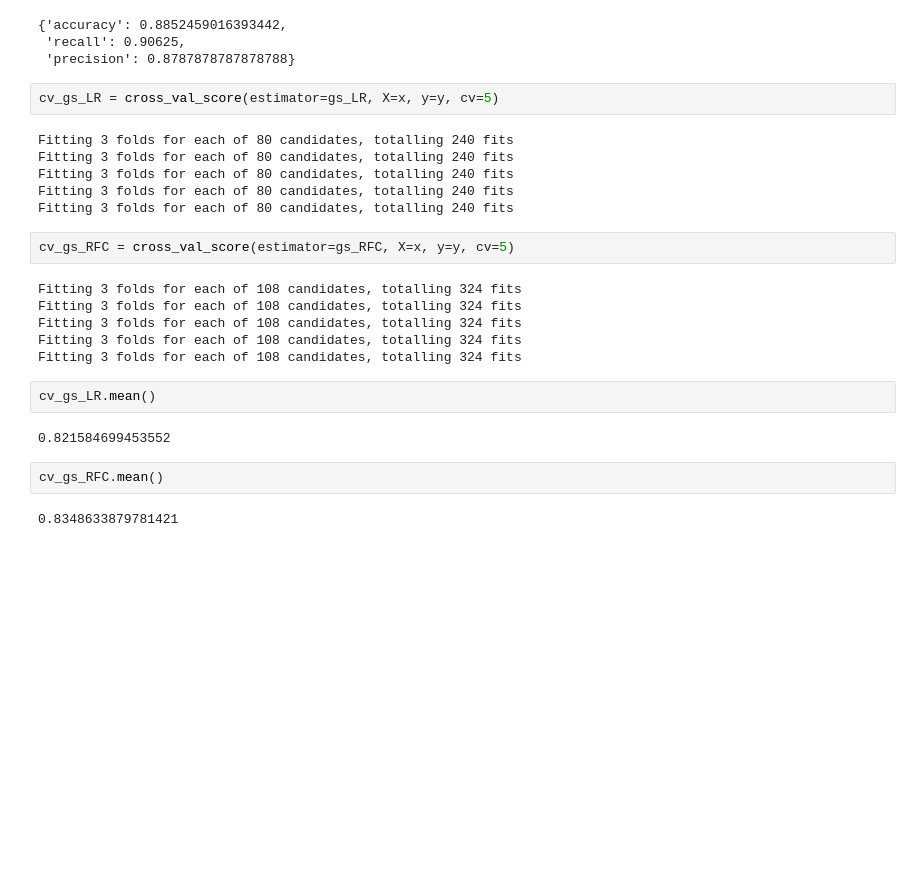
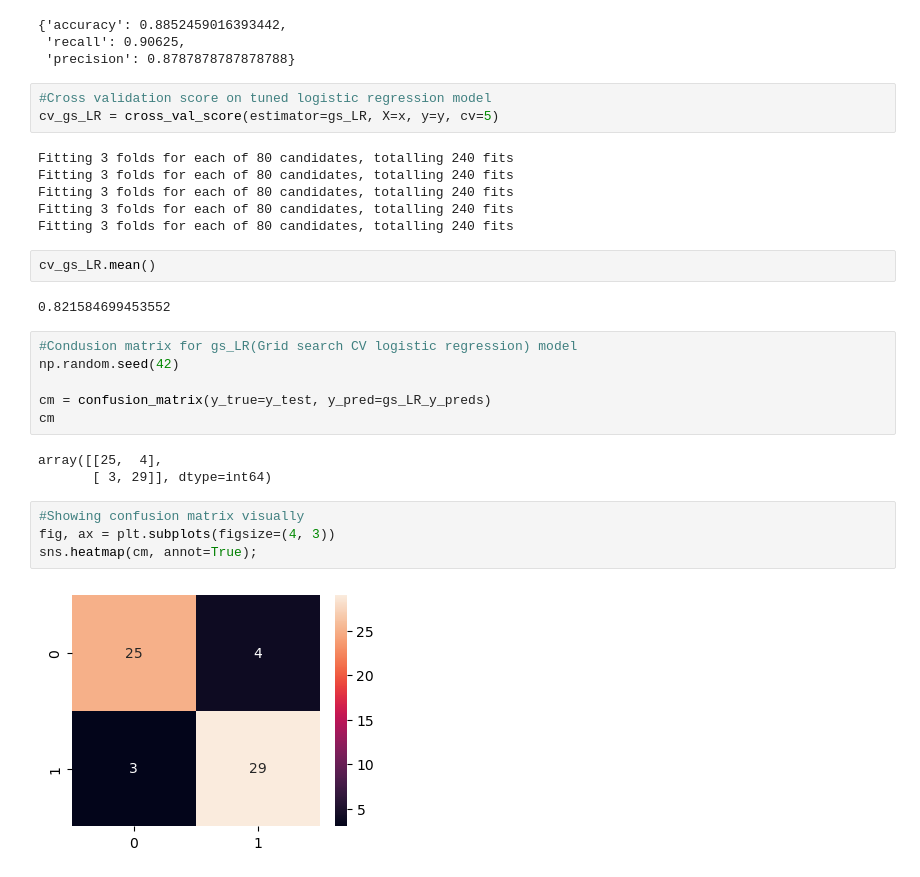
Before and after one commit to farajiptpb/heart-disease-classification, a Jupyter notebook: heart-disease-classification.ipynb, the cells around one changed output. Cells and saved outputs as stored; diff of their text form; blank space fills up the shorter version.

```diff
--- a/heart-disease-classification.ipynb
+++ b/heart-disease-classification.ipynb
@@ -277,6 +261,7 @@ gs_RFC_results
  'recall': 0.90625,
  'precision': 0.8787878787878788}
 # %%
+#Cross validation score on tuned logistic regression model
 cv_gs_LR = cross_val_score(estimator=gs_LR, X=x, y=y, cv=5)
 # %% [output]
 Fitting 3 folds for each of 80 candidates, totalling 240 fits
@@ -284,19 +269,22 @@ Fitting 3 folds for each of 80 candidates, totalling 240 fits
 Fitting 3 folds for each of 80 candidates, totalling 240 fits
 Fitting 3 folds for each of 80 candidates, totalling 240 fits
 Fitting 3 folds for each of 80 candidates, totalling 240 fits
-# %%
-cv_gs_RFC = cross_val_score(estimator=gs_RFC, X=x, y=y, cv=5)
-# %% [output]
-Fitting 3 folds for each of 108 candidates, totalling 324 fits
-Fitting 3 folds for each of 108 candidates, totalling 324 fits
-Fitting 3 folds for each of 108 candidates, totalling 324 fits
-Fitting 3 folds for each of 108 candidates, totalling 324 fits
-Fitting 3 folds for each of 108 candidates, totalling 324 fits
 # %%
 cv_gs_LR.mean()
 # %% [output]
 0.821584699453552
 # %%
-cv_gs_RFC.mean()
+#Condusion matrix for gs_LR(Grid search CV logistic regression) model
+np.random.seed(42)
+
+cm = confusion_matrix(y_true=y_test, y_pred=gs_LR_y_preds)
+cm
 # %% [output]
-0.8348633879781421
+array([[25,  4],
+       [ 3, 29]], dtype=int64)
+# %%
+#Showing confusion matrix visually
+fig, ax = plt.subplots(figsize=(4, 3))
+sns.heatmap(cm, annot=True);
+# %% [output]
+[figure, added]
```
Also changed, not shown: parts of 16 cells of this notebook.
